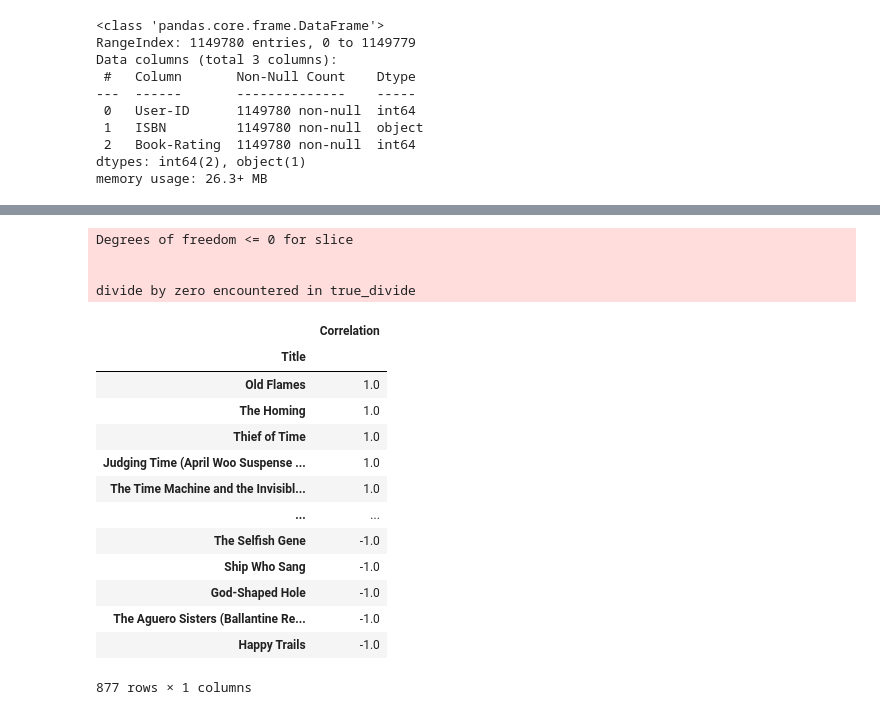
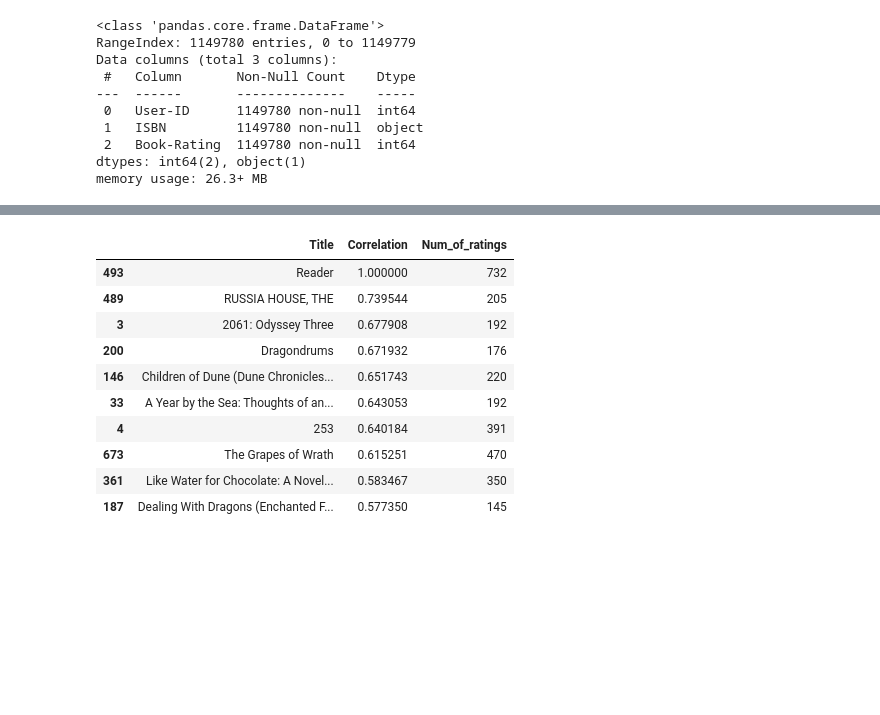
Before and after one commit to kapeeshvarma/Book-Recommendation-System, a Jupyter notebook: Book_Recommendation_System_Capstone_Project.ipynb, the cells around one changed output, grey strips where cells are left out. Saved outputs shown, nothing was run; the diff lists cells and outputs as text; code cells hidden in the pictures; blank space fills up the shorter version.

```diff
--- a/Book_Recommendation_System_Capstone_Project.ipynb
+++ b/Book_Recommendation_System_Capstone_Project.ipynb
@@ -152,23 +158,21 @@ book_matrix = data.pivot_table(index="user_id", columns="Title", values="Rating"
 # %%
-g = pd.DataFrame(book_matrix.corrwith(book_matrix['The Da Vinci Code']),columns=['Correlation'])
-g.dropna(inplace=True)
-g.sort_values(by='Correlation',ascending=False)
+# Recommending top books correlated with 'The Da Vinci Code'
+da_vinci = pd.DataFrame(book_matrix.corrwith(book_matrix['The Da Vinci Code']),columns=['Correlation'])
+da_vinci.dropna(inplace=True)
+da_vinci.sort_values(by='Correlation',ascending=False)
+da_vinci = da_vinci.reset_index()
+da_vinci = da_vinci.join(new_data['Num_of_ratings'])
+
+da_vinci[da_vinci.Num_of_ratings>100].sort_values(by=['Correlation','Num_of_ratings'],ascending=False).head(10)
 # %% [output]
-Degrees of freedom <= 0 for slice
-
-
-divide by zero encountered in true_divide
-|  | Correlation |
-| Title |  |
-| Old Flames | 1.0 |
-| The Homing | 1.0 |
-| Thief of Time | 1.0 |
-| Judging Time (April Woo Suspense ... | 1.0 |
-| The Time Machine and the Invisibl... | 1.0 |
-| ... | ... |
-| The Selfish Gene | -1.0 |
-| Ship Who Sang | -1.0 |
-| God-Shaped Hole | -1.0 |
-| The Aguero Sisters (Ballantine Re... | -1.0 |
-| Happy Trails | -1.0 |
+|  | Title | Correlation | Num_of_ratings |
+| 493 | Reader | 1.000000 | 732 |
+| 489 | RUSSIA HOUSE, THE | 0.739544 | 205 |
+| 3 | 2061: Odyssey Three | 0.677908 | 192 |
+| 200 | Dragondrums | 0.671932 | 176 |
+| 146 | Children of Dune (Dune Chronicles... | 0.651743 | 220 |
+| 33 | A Year by the Sea: Thoughts of an... | 0.643053 | 192 |
+| 4 | 253 | 0.640184 | 391 |
+| 673 | The Grapes of Wrath | 0.615251 | 470 |
+| 361 | Like Water for Chocolate: A Novel... | 0.583467 | 350 |
+| 187 | Dealing With Dragons (Enchanted F... | 0.577350 | 145 |
-877 rows × 1 columns
```
Also changed, not shown: parts of 5 cells of this notebook.
